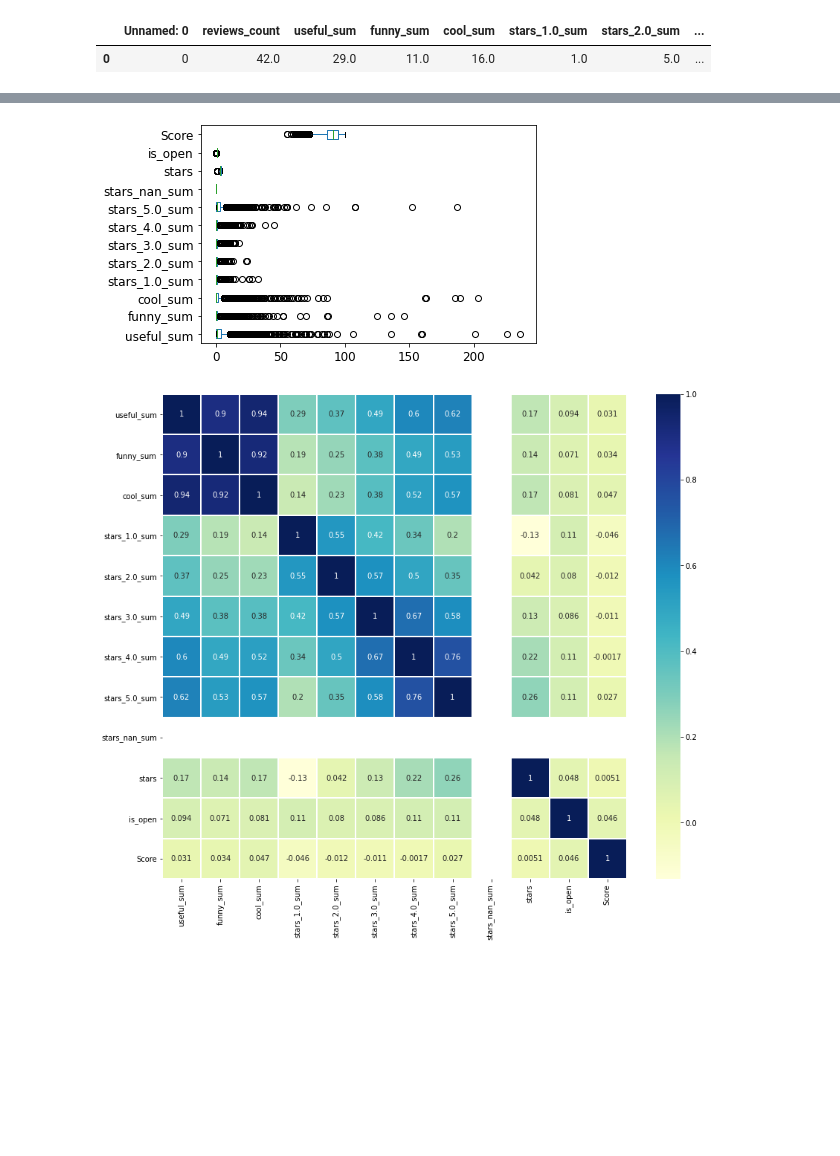
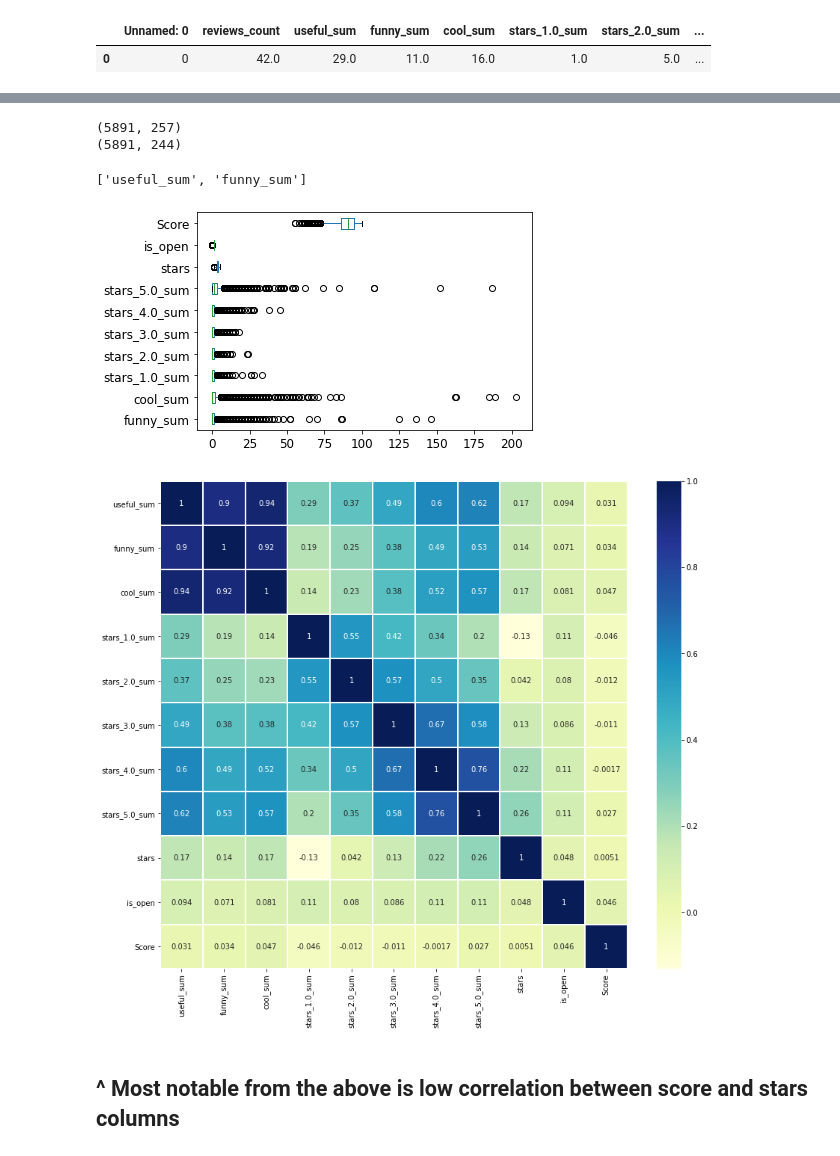
Before and after one commit to ellerybledsoe/Springboard, a Jupyter notebook: Austin Restaurant Inspections_EDA.ipynb, the cells around one changed output, grey strips where cells are left out. Cells and saved outputs as stored; diff of their text form; code cells hidden in the pictures; blank space fills up the shorter version.

```diff
--- a/Austin Restaurant Inspections_EDA.ipynb
+++ b/Austin Restaurant Inspections_EDA.ipynb
@@ -71,4 +71,4 @@ dtype: object
 #'reviews_count',
 #'review_count',
 
-non_dummy = ['useful_sum','funny_sum','cool_sum','stars_1.0_sum','stars_2.0_sum','stars_3.0_sum','stars_4.0_sum','stars_5.0_sum','stars_nan_sum','stars','is_open','Score']
+non_dummy = ['useful_sum','funny_sum','cool_sum','stars_1.0_sum','stars_2.0_sum','stars_3.0_sum','stars_4.0_sum','stars_5.0_sum','stars','is_open','Score']
@@ -104,11 +80,36 @@ inspections_reviews_merge1.describe().T
+# %%
+# checking summary stats
+# identifying columns w/ mean ==0 or ==1
+
+#inspections_reviews_merge1.describe().T
+mean_0_cols = inspections_reviews_merge1.describe().T.loc[inspections_reviews_merge1.describe().T['mean']==0].index.tolist()
+mean_1_cols = inspections_reviews_merge1.describe().T.loc[inspections_reviews_merge1.describe().T['mean']==1].index.tolist()
+# %%
+# removing columns w/ mean ==0 or ==1
+
+inspections_reviews_merge2 = inspections_reviews_merge1.copy()
+print(inspections_reviews_merge2.shape)
+inspections_reviews_merge2.drop(columns=mean_0_cols, axis=1, inplace=True)
+inspections_reviews_merge2.drop(columns=mean_1_cols, axis=1, inplace=True)
+print(inspections_reviews_merge2.shape)
+# %% [output]
+(5891, 257)
+(5891, 244)
+# %%
+non_dummy[0:2]
+# %% [output]
+['useful_sum', 'funny_sum']
 # %%
-boxplot = inspections_reviews_merge1[non_dummy].boxplot(grid=False, vert=False,fontsize=12)
+boxplot = inspections_reviews_merge2[non_dummy[1:]].boxplot(grid=False, vert=False,fontsize=12)
 # %% [output]
-[figure, old version]
+[figure, new version]
 # %%
-#create the correlation matrix heat map
+#plotting correlation matrix
+
 plt.figure(figsize=(14,12))
-sns.heatmap(inspections_reviews_merge1[non_dummy].corr(),linewidths=.1,cmap="YlGnBu", annot=True)
+sns.heatmap(inspections_reviews_merge2[non_dummy].corr(),linewidths=.1,cmap="YlGnBu", annot=True)
 plt.yticks(rotation=0);
 # %% [output]
-[figure, old version]
+[figure, new version]
+# %% [markdown]
+## ^ Most notable from the above is low correlation between score and stars columns
```
Also changed, not shown: parts of 16 cells of this notebook.
